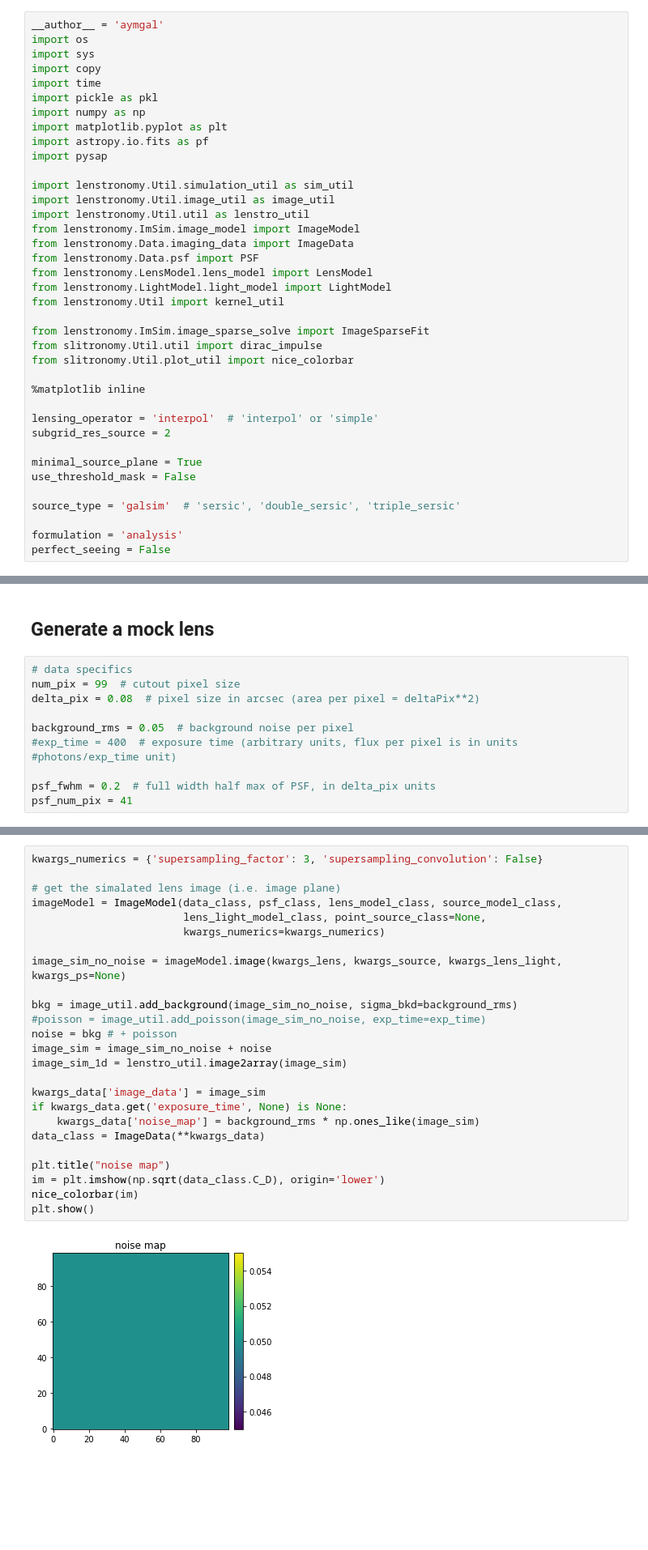
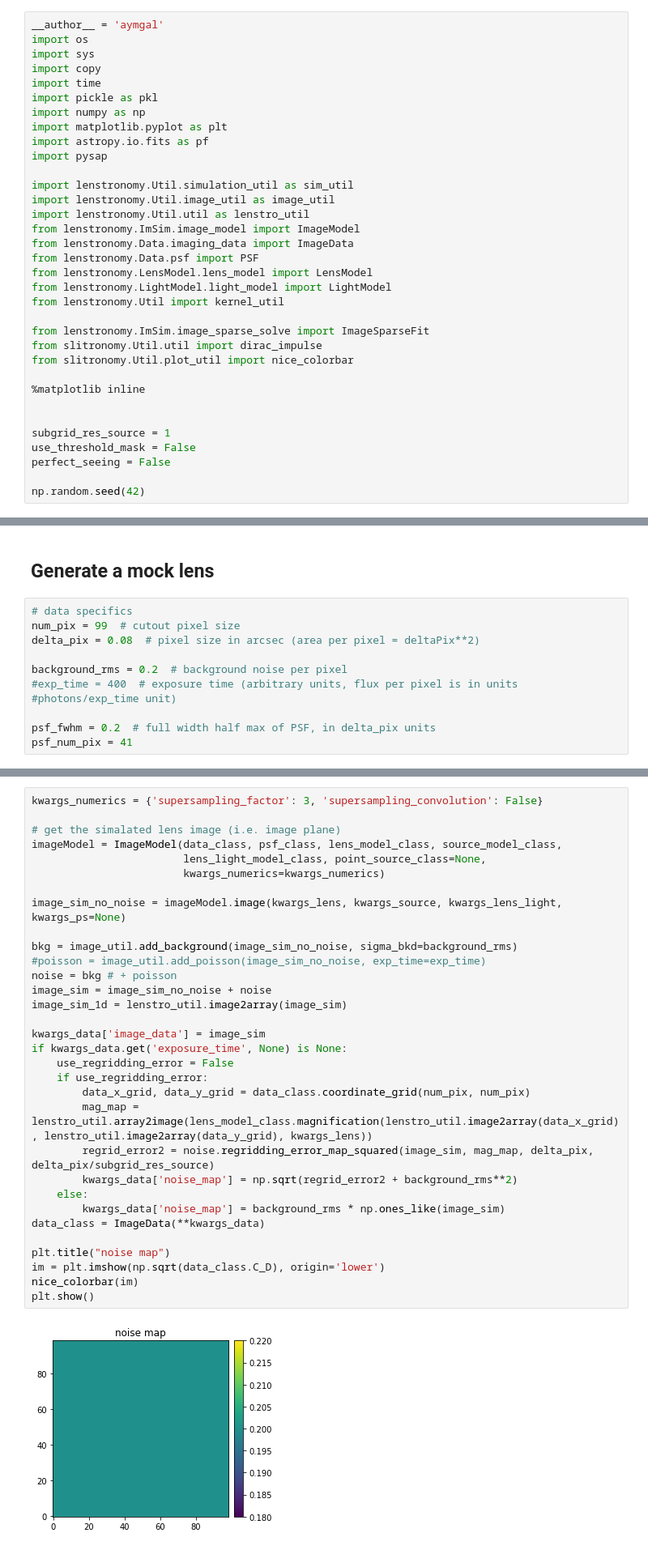
Before and after one commit to aymgal/SLITronomy, a Jupyter notebook: thirdparty/notebooks/03_complex_source_reconstruction.ipynb, the cells around one changed output, grey strips where cells are left out. Shown at 81% size. Saved outputs shown, nothing was run; the diff lists cells and outputs as text; blank space fills up the shorter version.

```diff
--- a/thirdparty/notebooks/03_complex_source_reconstruction.ipynb
+++ b/thirdparty/notebooks/03_complex_source_reconstruction.ipynb
@@ -29,16 +29,12 @@ from slitronomy.Util.plot_util import nice_colorbar
 
 %matplotlib inline
 
-lensing_operator = 'interpol'  # 'interpol' or 'simple'
-subgrid_res_source = 2
 
-minimal_source_plane = True
+subgrid_res_source = 1
 use_threshold_mask = False
+perfect_seeing = False
 
-source_type = 'galsim'  # 'sersic', 'double_sersic', 'triple_sersic'
-
-formulation = 'analysis'
-perfect_seeing = False
+np.random.seed(42)
 # %% [output]
                  .|'''|       /.\      '||'''|,
                  ||          // \\      ||   ||
@@ -68,7 +98,7 @@ sqrt_scale = lambda x: np.sqrt(x)
 num_pix = 99  # cutout pixel size
 delta_pix = 0.08  # pixel size in arcsec (area per pixel = deltaPix**2)
 
-background_rms = 0.05  # background noise per pixel
+background_rms = 0.2  # background noise per pixel
 #exp_time = 400  # exposure time (arbitrary units, flux per pixel is in units #photons/exp_time unit)
 
 psf_fwhm = 0.2  # full width half max of PSF, in delta_pix units
@@ -157,30 +165,37 @@ lens_light_model_class = LightModel(light_model_list=lens_light_model_list)
 # %%
 kwargs_numerics = {'supersampling_factor': 3, 'supersampling_convolution': False}
 
 # get the simalated lens image (i.e. image plane)
 imageModel = ImageModel(data_class, psf_class, lens_model_class, source_model_class,
                         lens_light_model_class, point_source_class=None,
                         kwargs_numerics=kwargs_numerics)
 
 image_sim_no_noise = imageModel.image(kwargs_lens, kwargs_source, kwargs_lens_light, kwargs_ps=None)
 
 bkg = image_util.add_background(image_sim_no_noise, sigma_bkd=background_rms)
 #poisson = image_util.add_poisson(image_sim_no_noise, exp_time=exp_time)
 noise = bkg # + poisson
 image_sim = image_sim_no_noise + noise
 image_sim_1d = lenstro_util.image2array(image_sim)
 
 kwargs_data['image_data'] = image_sim
 if kwargs_data.get('exposure_time', None) is None:
-    kwargs_data['noise_map'] = background_rms * np.ones_like(image_sim)
+    use_regridding_error = False
+    if use_regridding_error:
+        data_x_grid, data_y_grid = data_class.coordinate_grid(num_pix, num_pix)
+        mag_map = lenstro_util.array2image(lens_model_class.magnification(lenstro_util.image2array(data_x_grid), lenstro_util.image2array(data_y_grid), kwargs_lens))
+        regrid_error2 = noise.regridding_error_map_squared(image_sim, mag_map, delta_pix, delta_pix/subgrid_res_source)
+        kwargs_data['noise_map'] = np.sqrt(regrid_error2 + background_rms**2)
+    else:
+        kwargs_data['noise_map'] = background_rms * np.ones_like(image_sim)
 data_class = ImageData(**kwargs_data)
 
 plt.title("noise map")
 im = plt.imshow(np.sqrt(data_class.C_D), origin='lower')
 nice_colorbar(im)
 plt.show()
 # %% [output]
-[figure, old version]
+[figure, new version]
 # %%
 # get the coordinates arrays of source plane (those are 'thetas' but in source plane !)
 x_grid_src_1d, y_grid_src_1d = lenstro_util.make_grid(numPix=num_pix, deltapix=delta_pix,
```
Also changed, not shown: parts of 12 cells of this notebook, 2 other files.
